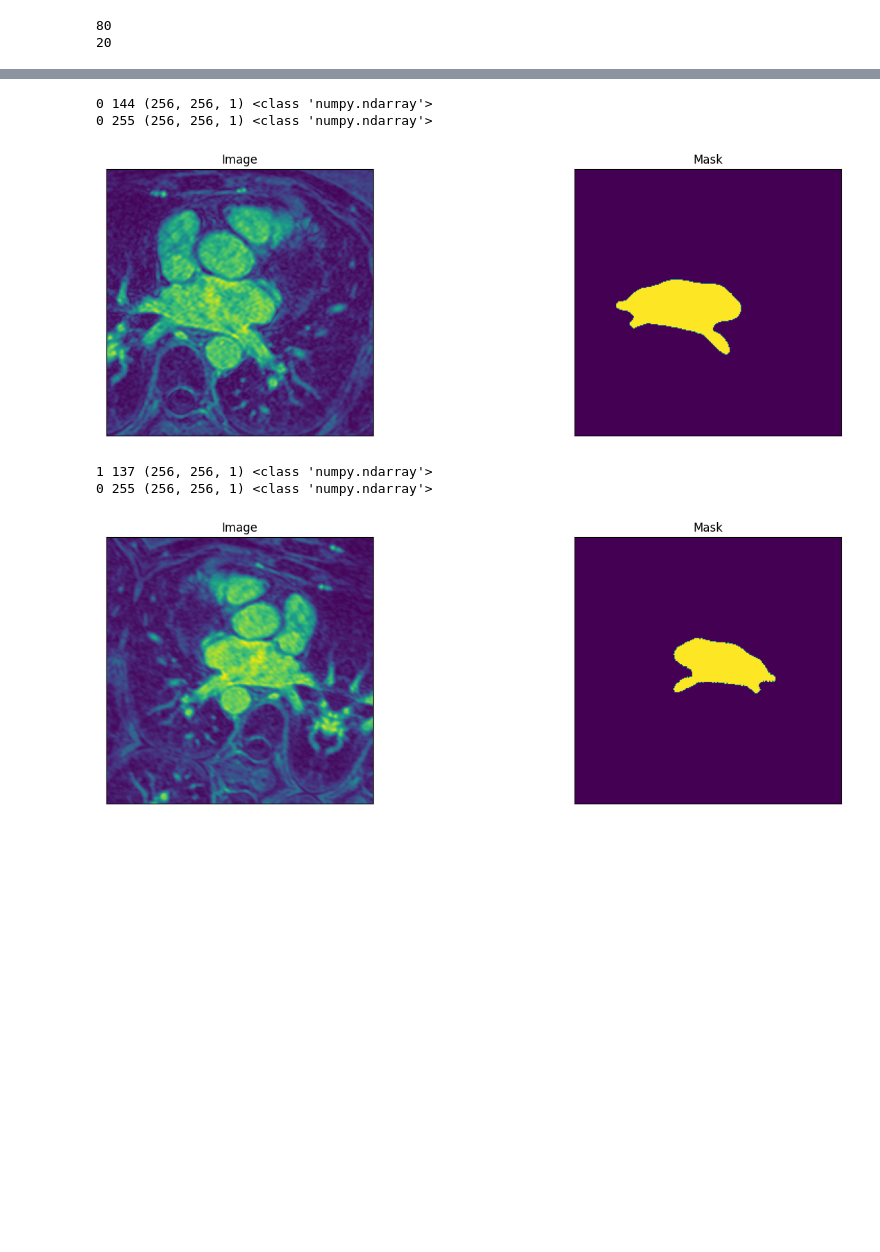
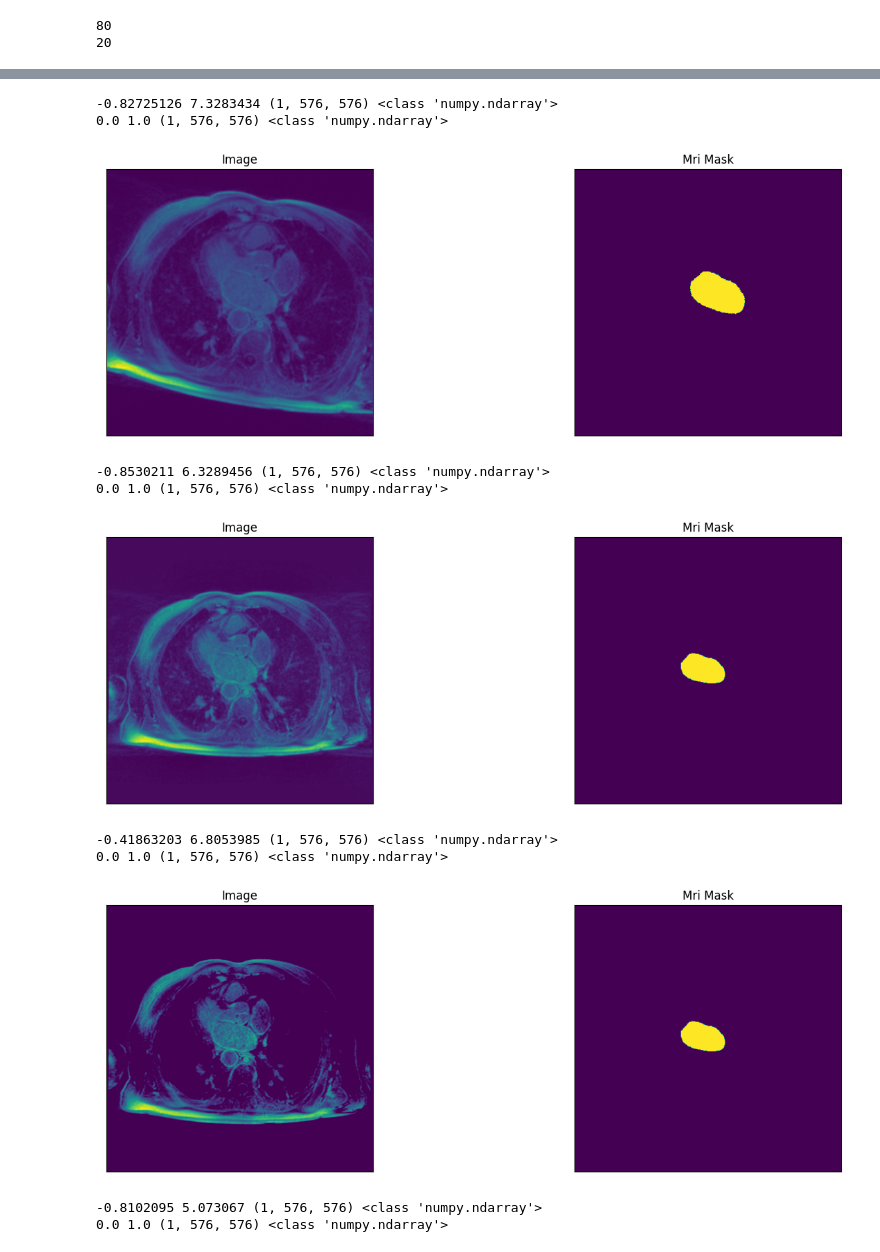
Before and after one commit to sheryjoe/Left_Atrium_Segmentation, a Jupyter notebook: test_segmentation.ipynb, the cells around one changed output, grey strips where cells are left out. Saved outputs shown, nothing was run; the diff lists cells and outputs as text; code cells hidden in the pictures; blank space fills up the shorter version.

```diff
--- a/test_segmentation.ipynb
+++ b/test_segmentation.ipynb
@@ -46,6 +46,10 @@ print(len(validation_dir))
 def visualize(**images):
     """PLot images in one row."""
     n = len(images)
+    pic_name = ""
+    if n==4:
+        pic_name = images.pop('pic_name', 'No Key found')
+        n = n-1
     fig_image = plt.figure(figsize=(16, 5))
     for i, (name, image) in enumerate(images.items()):
         x = image
@@ -53,8 +57,12 @@ def visualize(**images):
         plt.xticks([])
         plt.yticks([])
         plt.title(' '.join(name.split('_')).title())
+        if x.shape[0]==1:
+            x = x.transpose(1,2,0)
         plt.imshow(x)
     plt.show()
+    if pic_name:
+        fig_image.savefig(pic_name+'.png')
     fig_image.savefig('prediction.png')
 # %%
 import torch
@@ -109,6 +117,10 @@ class AtriaDataset(Dataset):
         mask = mask[:, :, np.newaxis]
         #print(mask.shape)
 
+        mask[mask>0] = 1
+        '''thresh, mask = cv2.threshold(mask,128,255,cv2.THRESH_BINARY)
+        mask = mask/255
+        mask = np.expand_dims(mask, axis=2)'''
 
         # apply augmentations
         if self.augmentation:
@@ -145,14 +157,12 @@ import albumentations as albu
 # %%
 def get_training_augmentation():
     train_transform = [
-        albu.CenterCrop(width=256, height=256),
         albu.HorizontalFlip(p=0.8),
         albu.ShiftScaleRotate(scale_limit=0.5, shift_limit=0.0625, rotate_limit=45, p=0.2),
-        albu.RandomContrast(p=0.8),
+        albu.RandomBrightnessContrast(p=0.8),
         albu.OneOf(
             [
                 albu.CLAHE(p=1),
-                albu.RandomBrightness(p=1),
                 albu.RandomGamma(p=1),
             ],
             p=0.9,
@@ -160,7 +170,7 @@ def get_training_augmentation():
 
         albu.OneOf(
             [
-                albu.IAASharpen(p=1),
+                albu.Sharpen(p=1),
                 albu.Blur(blur_limit=3, p=1),
                 albu.MotionBlur(blur_limit=3, p=1),
             ],
@@ -188,10 +198,12 @@ def conv_mask(x, **kwargs):
     img = np.expand_dims(img, axis=2)
     return img
 
-def std_norm_image(x, **kwargs):
-    x = x/255
-    mean=0.485
-    std=0.229
+def std_image(x, **kwargs):
+    mean=np.mean(x)
+    std=np.std(x)
+    eps = 1e-5
+    if std == 0:
+        std = std+eps
     x = (x - mean)/std
     return x
 
@@ -202,29 +214,37 @@ def norm_image(x, **kwargs):
 
 def get_preprocessing():
     _transform = [
-        albu.Lambda(image=std_norm_image),
-        albu.Lambda(mask=conv_mask),
+        albu.Lambda(image=std_image),
         albu.Lambda(image=to_tensor, mask=to_tensor)
     ]
     return albu.Compose(_transform)
 # %%
 #### Visualize resulted augmented images and masks
 
 # same image with different random transforms
 
 augmented_dataset = AtriaDataset(DATA_DIR_TRAIN, training_dir,
-                                 augmentation=get_training_augmentation(),preprocessing=get_preprocessing())
+                                 augmentation=get_training_augmentation(),
+                                 preprocessing=get_preprocessing())
 
-
-for i in range(2):
-    image, mask = augmented_dataset[46]
+for i in range(4):
+    image, mask = augmented_dataset[131]
     print(np.min(image), np.max(image), image.shape, type(image))
     print(np.min(mask), np.max(mask), mask.shape, type(mask))
-    visualize(image=image, mask=mask)
+
+    visualize(
+    image=image,
+    mri_mask=mask,
+)
 # %% [output]
-0 144 (256, 256, 1) <class 'numpy.ndarray'>
-0 255 (256, 256, 1) <class 'numpy.ndarray'>
+-0.82725126 7.3283434 (1, 576, 576) <class 'numpy.ndarray'>
+0.0 1.0 (1, 576, 576) <class 'numpy.ndarray'>
-[figure, old version]
+[figure, new version]
-1 137 (256, 256, 1) <class 'numpy.ndarray'>
-0 255 (256, 256, 1) <class 'numpy.ndarray'>
+-0.8530211 6.3289456 (1, 576, 576) <class 'numpy.ndarray'>
+0.0 1.0 (1, 576, 576) <class 'numpy.ndarray'>
-[figure, old version]
+[figure, new version]
+-0.41863203 6.8053985 (1, 576, 576) <class 'numpy.ndarray'>
+0.0 1.0 (1, 576, 576) <class 'numpy.ndarray'>
+[figure, added]
+-0.8102095 5.073067 (1, 576, 576) <class 'numpy.ndarray'>
+0.0 1.0 (1, 576, 576) <class 'numpy.ndarray'>
```
Also changed, not shown: parts of 17 cells of this notebook.
